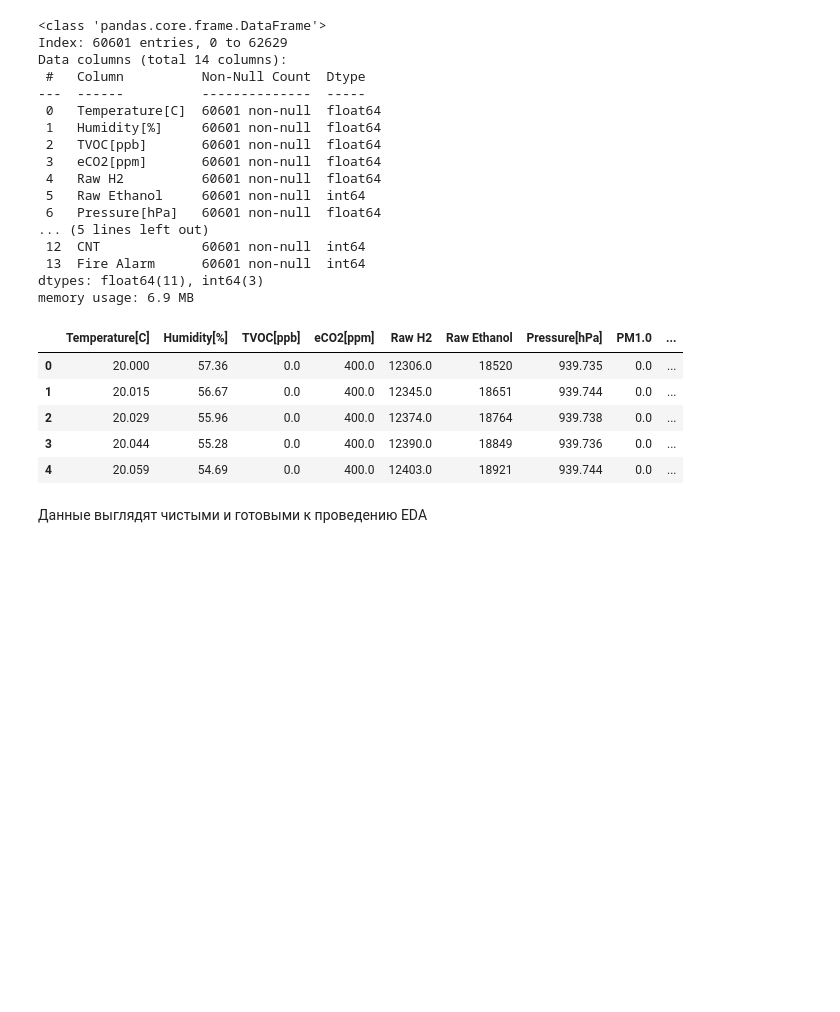
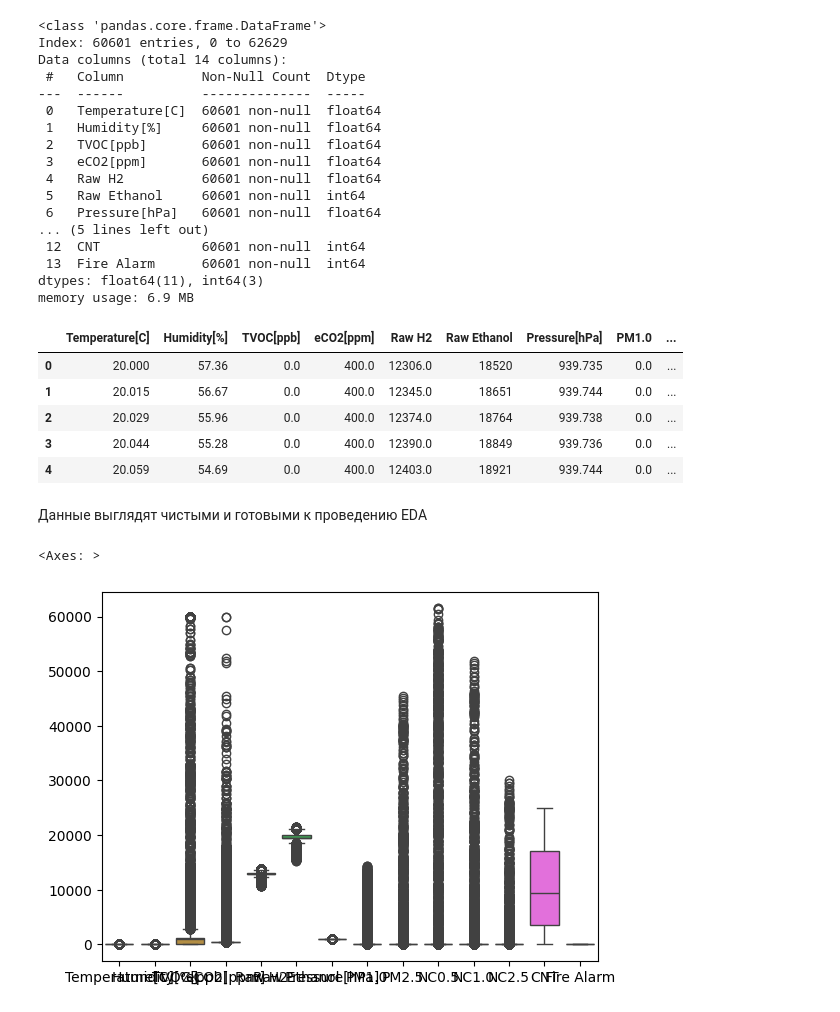
Before and after one commit to smnk-1/ML-studying, a Jupyter notebook: notebooks/SmokeDetectorEDA.ipynb, the cells around one changed output. Saved outputs shown, nothing was run; the diff lists cells and outputs as text; code cells hidden in the pictures; blank space fills up the shorter version.

Commit message:
feat:add some graphics

```diff
--- a/notebooks/SmokeDetectorEDA.ipynb
+++ b/notebooks/SmokeDetectorEDA.ipynb
@@ -170,3 +170,8 @@ data.head()
 | 4 | 20.059 | 54.69 | 0.0 | 400.0 | 12403.0 | 18921 | 939.744 | 0.0 | ... |
 # %% [markdown]
 Данные выглядят чистыми и готовыми к проведению EDA
+# %%
+sns.boxplot(data) # почистить выбросы
+# %% [output]
+<Axes: >
+[figure, added]
```
Also changed, not shown: parts of 2 cells of this notebook.
